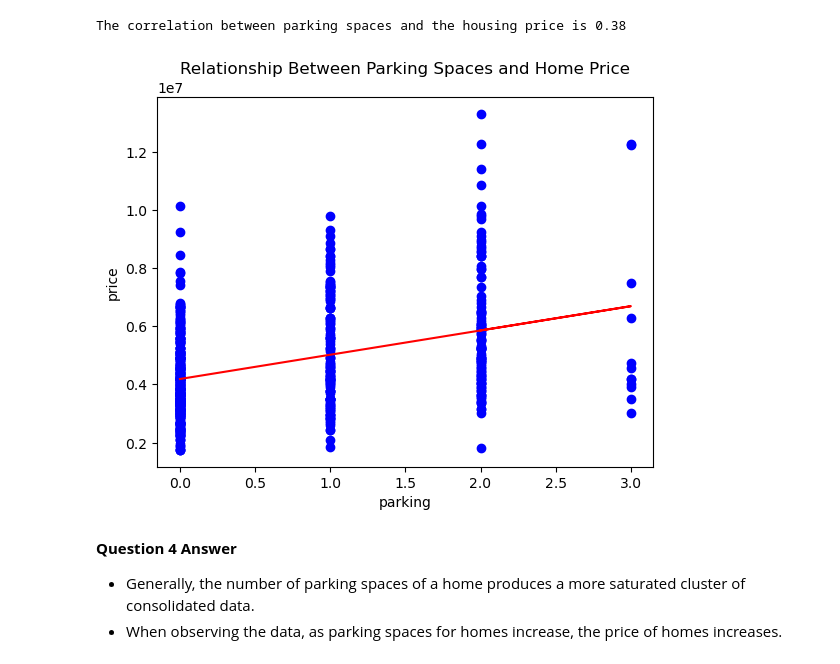
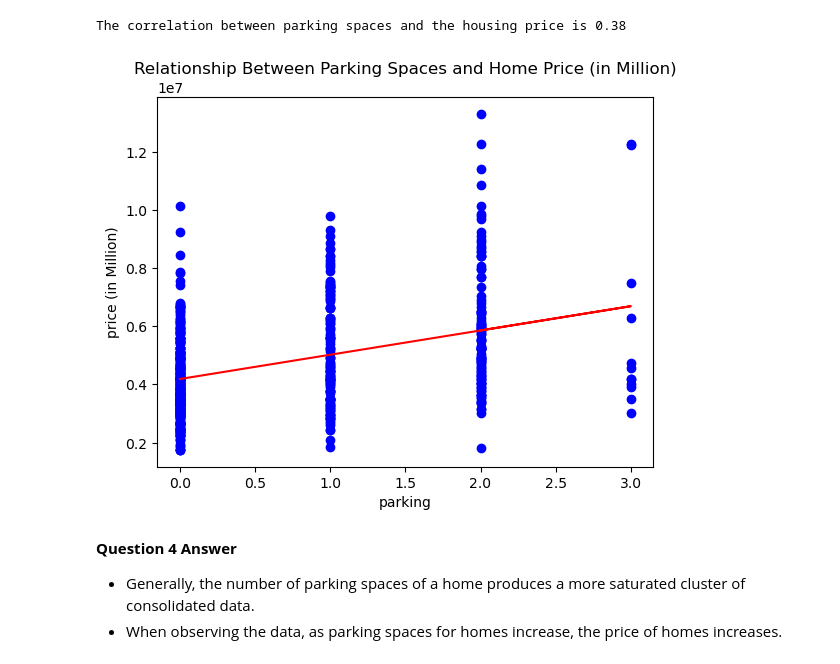
Before and after one commit to alanaadams/Project1, a Jupyter notebook: HomeattributePricing.ipynb, the cells around one changed output. Cells and saved outputs as stored; diff of their text form; code cells hidden in the pictures.

```diff
--- a/HomeattributePricing.ipynb
+++ b/HomeattributePricing.ipynb
@@ -245,19 +245,19 @@ The correlation between parking spaces and the housing price is 0.38
 # %%
 # Plot scatter plot and draw the linear regression
 #index = numpy.seachsorted("price", "parking")
 plt.scatter(ny_housing_df["parking"], ny_housing_df["price"], color="blue")
 plt.plot(ny_housing_df["parking"], reg_values, color="red")
-plt.title("Relationship Between Parking Spaces and Home Price")
+plt.title("Relationship Between Parking Spaces and Home Price (in Million)")
 y_axis_val = ny_housing_df["price"]
 x_axis_val = ny_housing_df["parking"]
 #ticks = range(len("price"))
 #plt.xticks(ticks, labels="price")
 plt.xlabel("parking")
-plt.ylabel("price")
+plt.ylabel("price (in Million)")
 plt.savefig("output_data/Fig4.png")
 plt.show()
 # %% [output]
-[figure, old version]
+[figure, new version]
 # %% [markdown]
 **Question 4 Answer**
 
```
Also changed, not shown: parts of 5 cells of this notebook, 13 other files.
